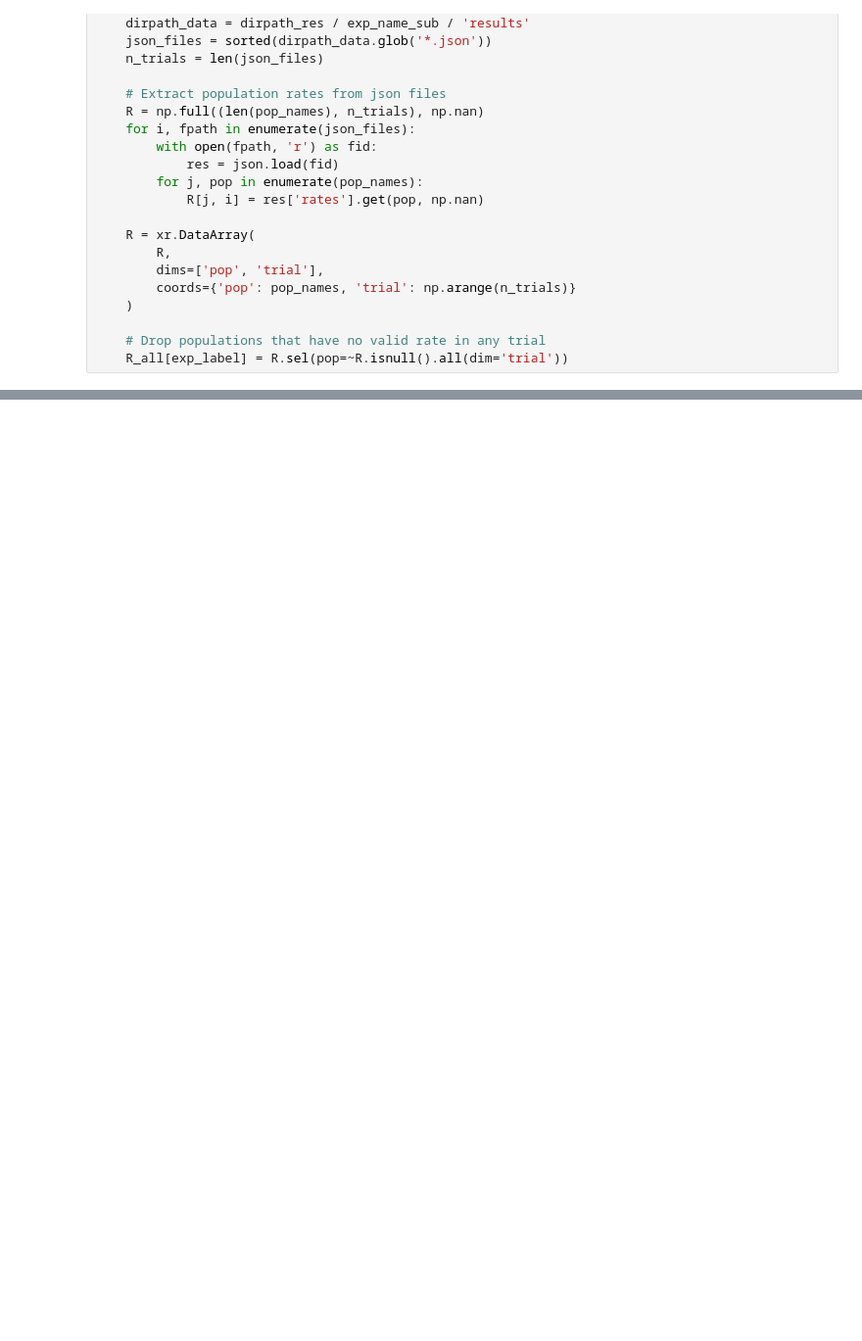
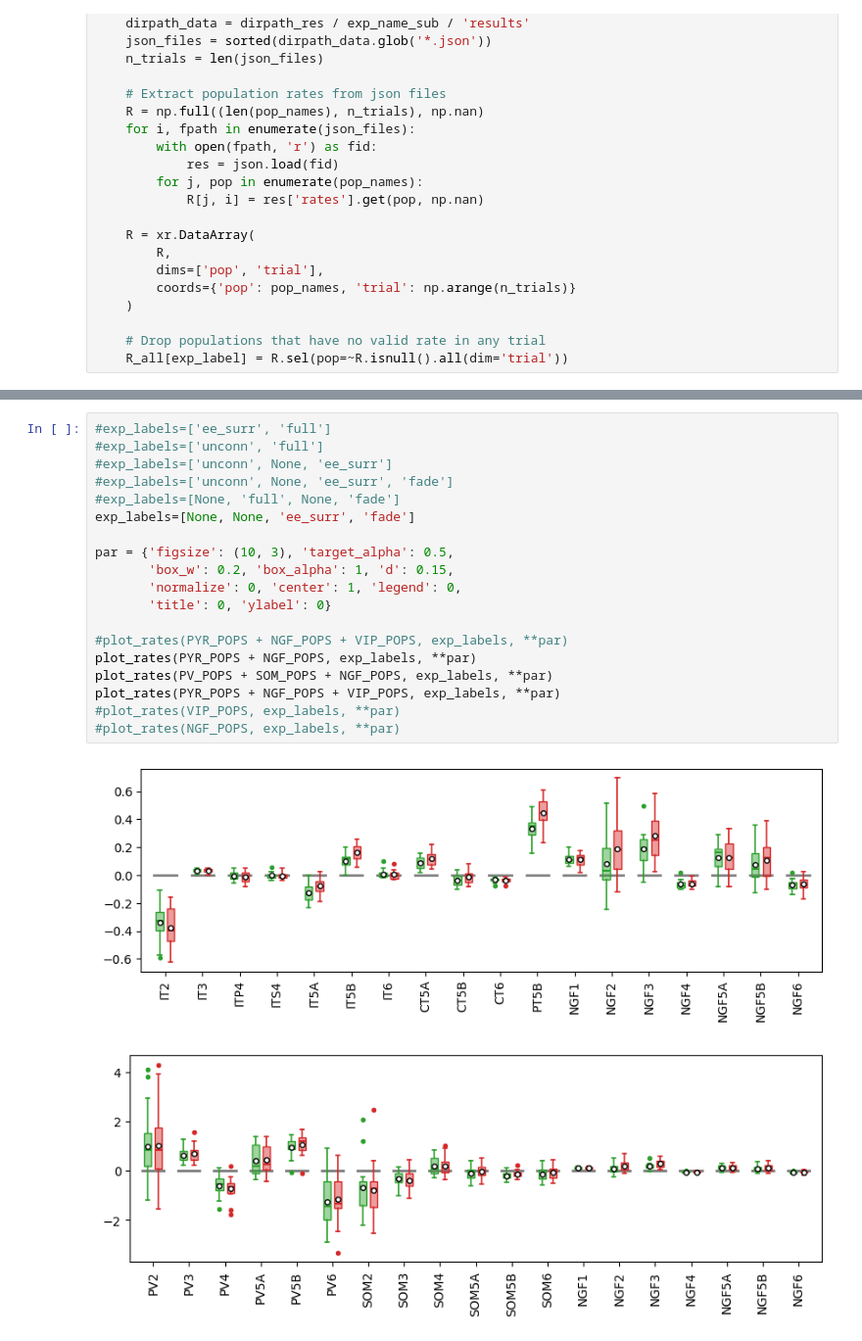
Before and after one commit to niknovikov19/A1-OUinp, a Jupyter notebook: exp_configs/batch_rxbkg_state1_mech1/net_newsec_ee_fade_var_seed/compare_rates.ipynb, the cells around one changed output, grey strips where cells are left out. Shown at 98% size. Cells and saved outputs as stored; diff of their text form; blank space fills up the shorter version.

```diff
--- a/exp_configs/batch_rxbkg_state1_mech1/net_newsec_ee_fade_var_seed/compare_rates.ipynb
+++ b/exp_configs/batch_rxbkg_state1_mech1/net_newsec_ee_fade_var_seed/compare_rates.ipynb
@@ -129,0 +154,22 @@ plot_rates(NGF_POPS)
+# %%
+#exp_labels=['ee_surr', 'full']
+#exp_labels=['unconn', 'full']
+#exp_labels=['unconn', None, 'ee_surr']
+#exp_labels=['unconn', None, 'ee_surr', 'fade']
+#exp_labels=[None, 'full', None, 'fade']
+exp_labels=[None, None, 'ee_surr', 'fade']
+
+par = {'figsize': (10, 3), 'target_alpha': 0.5,
+       'box_w': 0.2, 'box_alpha': 1, 'd': 0.15,
+       'normalize': 0, 'center': 1, 'legend': 0,
+       'title': 0, 'ylabel': 0}
+
+#plot_rates(PYR_POPS + NGF_POPS + VIP_POPS, exp_labels, **par)
+plot_rates(PYR_POPS + NGF_POPS, exp_labels, **par)
+plot_rates(PV_POPS + SOM_POPS + NGF_POPS, exp_labels, **par)
+plot_rates(PYR_POPS + NGF_POPS + VIP_POPS, exp_labels, **par)
+#plot_rates(VIP_POPS, exp_labels, **par)
+#plot_rates(NGF_POPS, exp_labels, **par)
+# %% [output]
+[figure, added]
+[figure, added]
```
Also changed, not shown: parts of 8 cells of this notebook, 3 other files.
